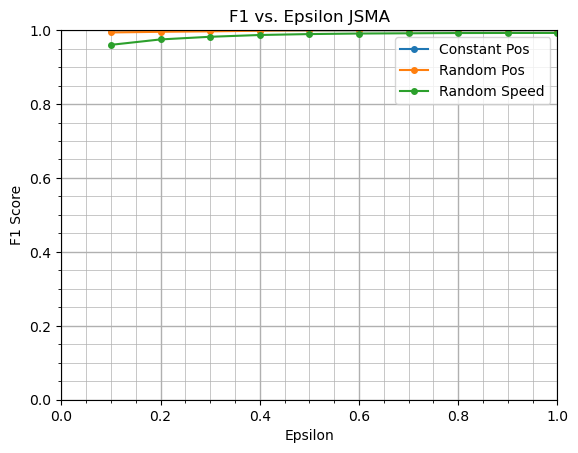
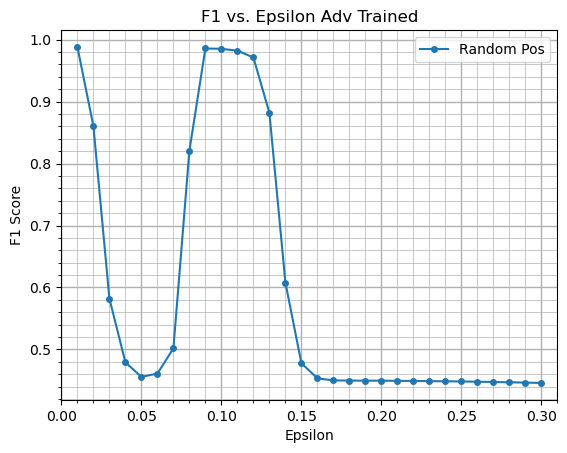
The notebook cell's code change between the first figure and the second:
--- before
+++ after
@@ -1,31 +1,31 @@
 ## Load Plot for metric vs epsilon and different attack datasetsß
 # Inputs
-attack = "jsma"
-x_metric = "gamma"
+attack = "test"
+x_metric = "eps"
 y_metric = "f1"
 
 # Load data
 data = {}
-data["rpos"] = load_data(f"../final_data/randpos/{attack}/*", 
+data["rpos"] = load_data(f"../adv_trained/randpos/{attack}/*", 
                          x_metric = x_metric,
                          y_metric = y_metric)
-data["cpos"] = load_data(f"../final_data/constpos/{attack}/*",  
-                         x_metric = x_metric,
-                         y_metric = y_metric)
-data["rspeed"] = load_data(f"../final_data/randspeed/{attack}/*",  
-                         x_metric = x_metric,
-                         y_metric = y_metric)
+# data["cpos"] = load_data(f"../final_data/constpos/{attack}/*",  
+#                          x_metric = x_metric,
+#                          y_metric = y_metric)
+# data["rspeed"] = load_data(f"../final_data/randspeed/{attack}/*",  
+#                          x_metric = x_metric,
+#                          y_metric = y_metric)
 
 # Plot Epsilon
-plt.plot(data["cpos"]['x'], data["cpos"]['y'],
-         marker="o", markersize=4, label = "Constant Pos")
+# plt.plot(data["cpos"]['x'], data["cpos"]['y'],
+#          marker="o", markersize=4, label = "Constant Pos")
 plt.plot(data["rpos"]['x'], data["rpos"]['y'],
          marker="o", markersize=4, label = "Random Pos")
-plt.plot(data["rspeed"]['x'], data["rspeed"]['y'],
-         marker="o", markersize=4, label = "Random Speed")
+# plt.plot(data["rspeed"]['x'], data["rspeed"]['y'],
+#          marker="o", markersize=4, label = "Random Speed")
 
 # Plot the rest
 display_metric  = prettify_metric(metric)
-display_title = f"{display_metric} vs. Epsilon {attack.upper()}"
+display_title = f"{display_metric} vs. Epsilon FGSM Adv Trained"
 prettify_plot(display_title, display_metric, 
-              x_max=1.0, limit=False)
+               limit=False)

Commit: update gitignore and attack structure